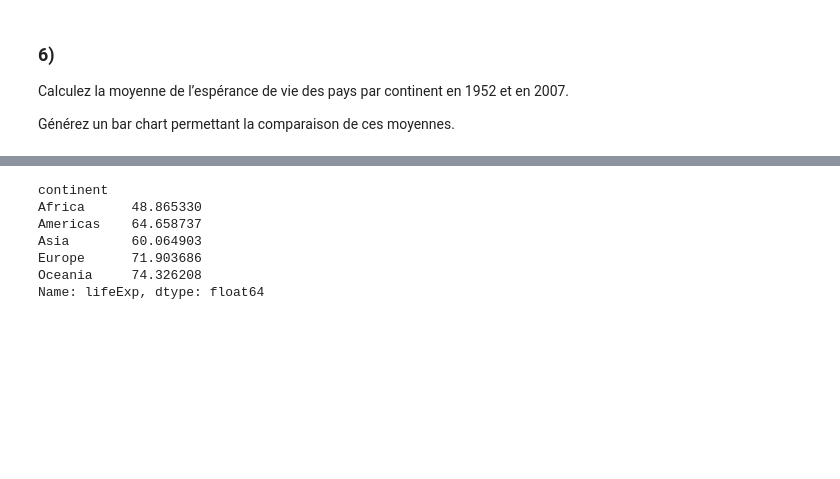
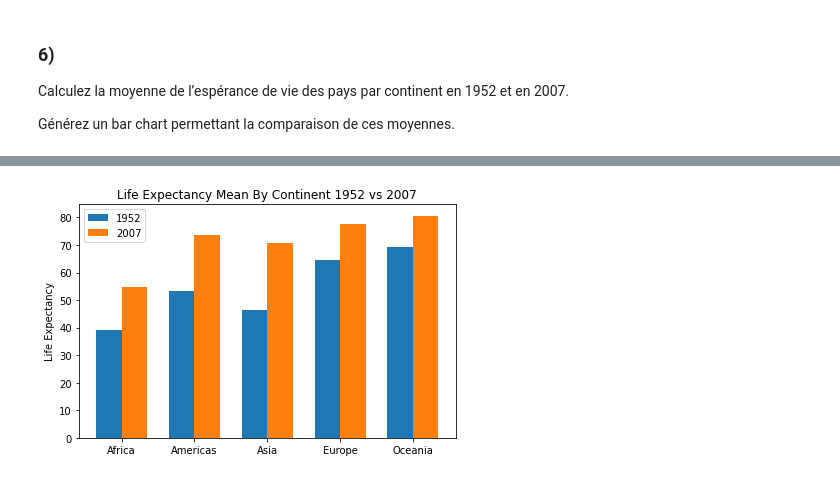
Before and after one commit to heig-vkaelin/isd, a Jupyter notebook: Labo3/gapminder.ipynb, the cells around one changed output, grey strips where cells are left out. Saved outputs shown, nothing was run; the diff lists cells and outputs as text; code cells hidden in the pictures; blank space fills up the shorter version.

```diff
--- a/Labo3/gapminder.ipynb
+++ b/Labo3/gapminder.ipynb
@@ -151,14 +165,23 @@ Générez un bar chart permettant la comparaison de ces moyennes.
 # %%
-lifeExpMean = gapminder.groupby('continent')['lifeExp'].mean()
+labels = gapminder['continent'].unique()
+labels = np.sort(labels)
+year_1952_means = gapminder.where(gapminder.year == 1952).groupby('continent')['lifeExp'].mean()
+year_2007_means = gapminder.where(gapminder.year == 2007).groupby('continent')['lifeExp'].mean()
 
-# TODO: make a grouped bar chart, 2 bars by continent (1952 et 2007)
+x = np.arange(len(labels))
+width = 0.35  # the width of the bars
 
-print(lifeExpMean)
+fig, ax = plt.subplots()
+rects1 = ax.bar(x - width/2, year_1952_means, width, label='1952')
+rects2 = ax.bar(x + width/2, year_2007_means, width, label='2007')
+
+ax.set_ylabel('Life Expectancy')
+ax.set_title('Life Expectancy Mean By Continent 1952 vs 2007')
+ax.set_xticks(x)
+ax.set_xticklabels(labels)
+ax.legend()
+
+fig.tight_layout()
+plt.show()
 # %% [output]
-continent
-Africa      48.865330
-Americas    64.658737
-Asia        60.064903
-Europe      71.903686
-Oceania     74.326208
-Name: lifeExp, dtype: float64
+[figure, added]
```
Also changed, not shown: parts of 19 cells of this notebook, 2 other files.
